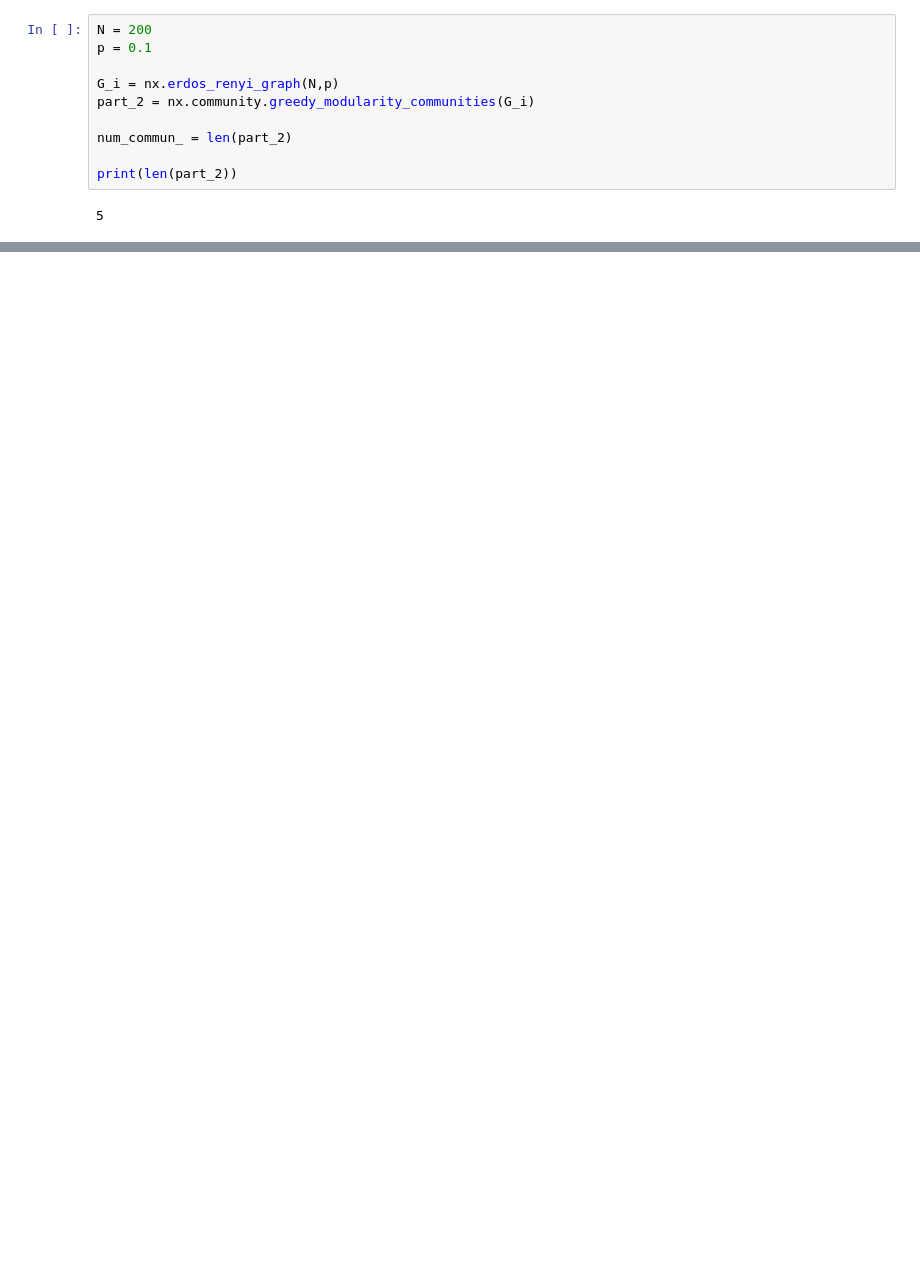
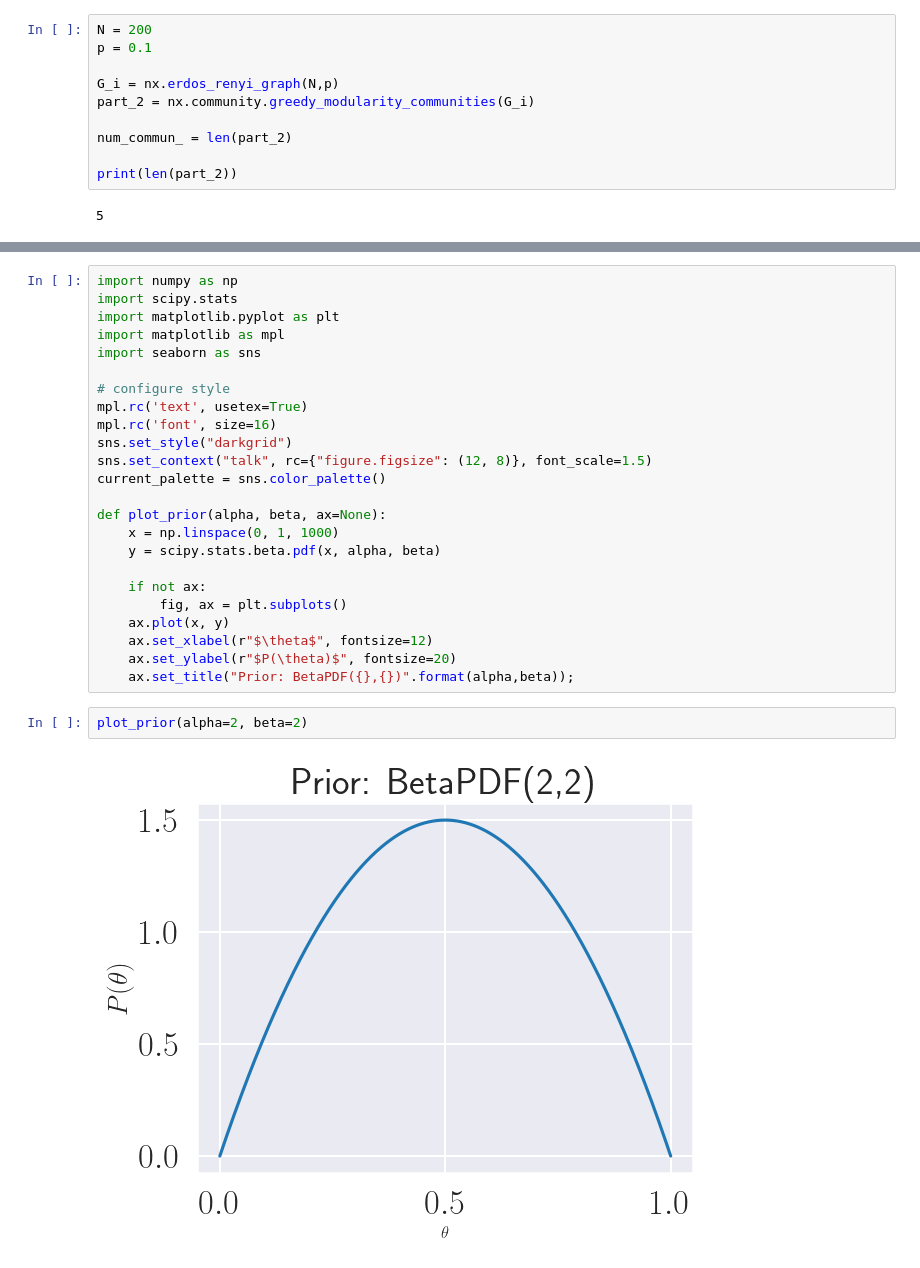
Before and after one commit to CLVestergaard/Bayes-tutorial, a Jupyter notebook: 8_model-selection.ipynb, the cells around one changed output, grey strips where cells are left out. Drawn from its saved outputs; the diff is of its cells as text; blank space fills up the shorter version.

```diff
--- a/8_model-selection.ipynb
+++ b/8_model-selection.ipynb
@@ -73,0 +91,28 @@ conda install python-graphviz
+# %%
+import numpy as np
+import scipy.stats
+import matplotlib.pyplot as plt
+import matplotlib as mpl
+import seaborn as sns
+
+# configure style
+mpl.rc('text', usetex=True)
+mpl.rc('font', size=16)
+sns.set_style("darkgrid")
+sns.set_context("talk", rc={"figure.figsize": (12, 8)}, font_scale=1.5)
+current_palette = sns.color_palette()
+
+def plot_prior(alpha, beta, ax=None):
+    x = np.linspace(0, 1, 1000)
+    y = scipy.stats.beta.pdf(x, alpha, beta)
+
+    if not ax:
+        fig, ax = plt.subplots()
+    ax.plot(x, y)
+    ax.set_xlabel(r"$\theta$", fontsize=12)
+    ax.set_ylabel(r"$P(\theta)$", fontsize=20)
+    ax.set_title("Prior: BetaPDF({},{})".format(alpha,beta));
+# %%
+plot_prior(alpha=2, beta=2)
+# %% [output]
+[figure, added]
```
Also changed, not shown: parts of 19 cells of this notebook.
